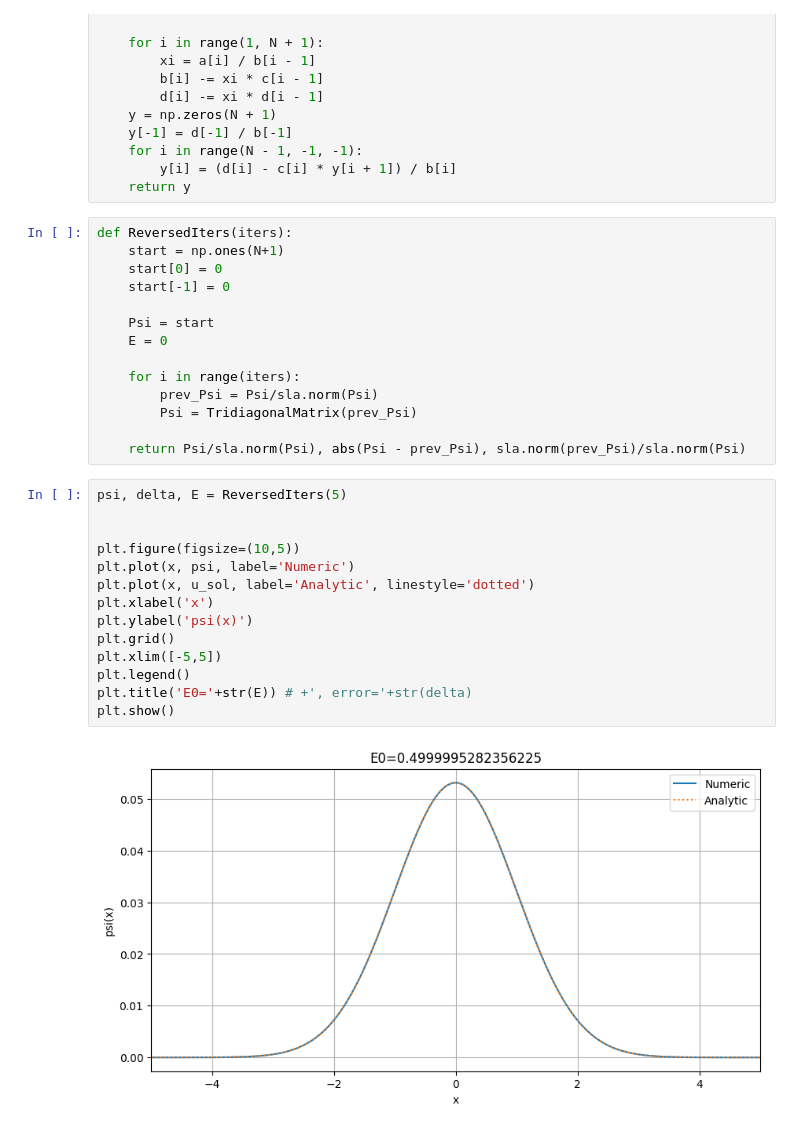
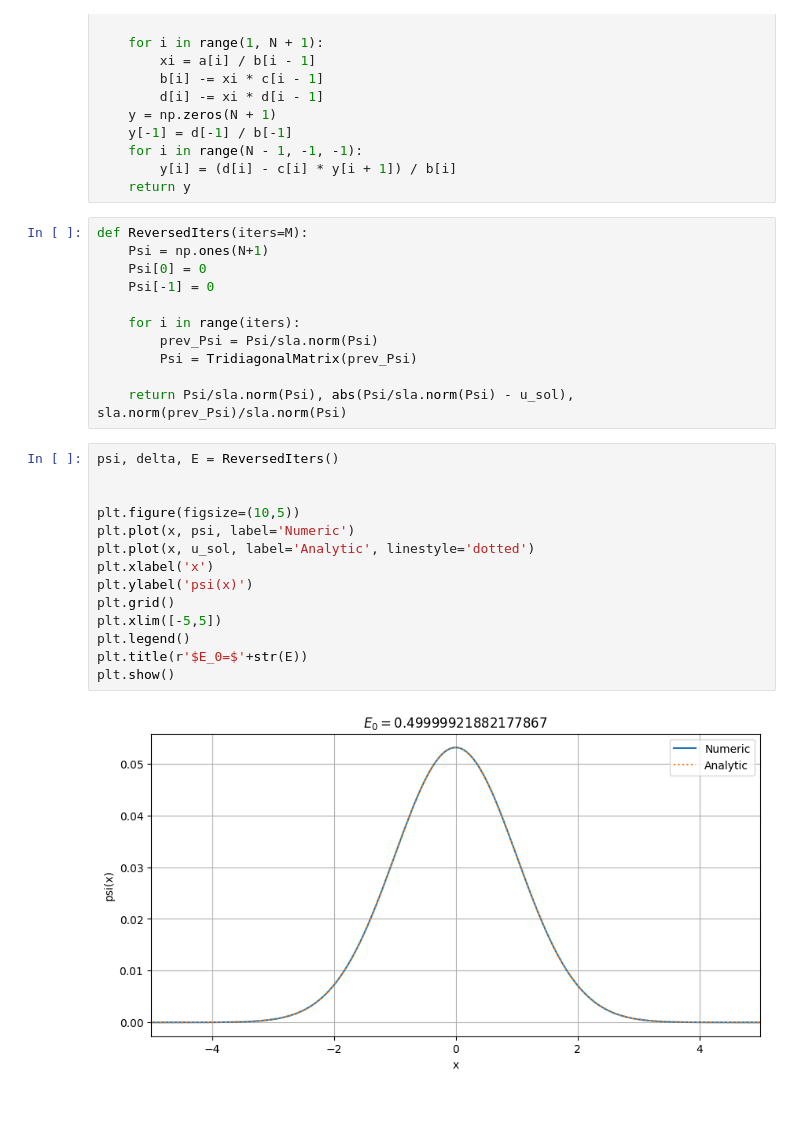
Before and after one commit to CuSynth/computational-physics, a Jupyter notebook: # 11 Spectrum/solution.ipynb, the cells around one changed output. Cells and saved outputs as stored; diff of their text form.

```diff
--- a/# 11 Spectrum/solution.ipynb
+++ b/# 11 Spectrum/solution.ipynb
@@ -170,32 +170,29 @@ def TridiagonalMatrix(d):
         y[i] = (d[i] - c[i] * y[i + 1]) / b[i]
     return y
 # %%
-def ReversedIters(iters):
-    start = np.ones(N+1)
-    start[0] = 0
-    start[-1] = 0
-
-    Psi = start
-    E = 0
+def ReversedIters(iters=M):
+    Psi = np.ones(N+1)
+    Psi[0] = 0
+    Psi[-1] = 0
 
     for i in range(iters):
         prev_Psi = Psi/sla.norm(Psi)
         Psi = TridiagonalMatrix(prev_Psi)
 
-    return Psi/sla.norm(Psi), abs(Psi - prev_Psi), sla.norm(prev_Psi)/sla.norm(Psi)
+    return Psi/sla.norm(Psi), abs(Psi/sla.norm(Psi) - u_sol), sla.norm(prev_Psi)/sla.norm(Psi)
 # %%
-psi, delta, E = ReversedIters(5)
+psi, delta, E = ReversedIters()
 
 
 plt.figure(figsize=(10,5))
 plt.plot(x, psi, label='Numeric')
 plt.plot(x, u_sol, label='Analytic', linestyle='dotted')
 plt.xlabel('x')
 plt.ylabel('psi(x)')
 plt.grid()
 plt.xlim([-5,5])
 plt.legend()
-plt.title('E0='+str(E)) # +', error='+str(delta)
+plt.title(r'$E_0=$'+str(E))
 plt.show()
 # %% [output]
-[figure, old version]
+[figure, new version]
```
